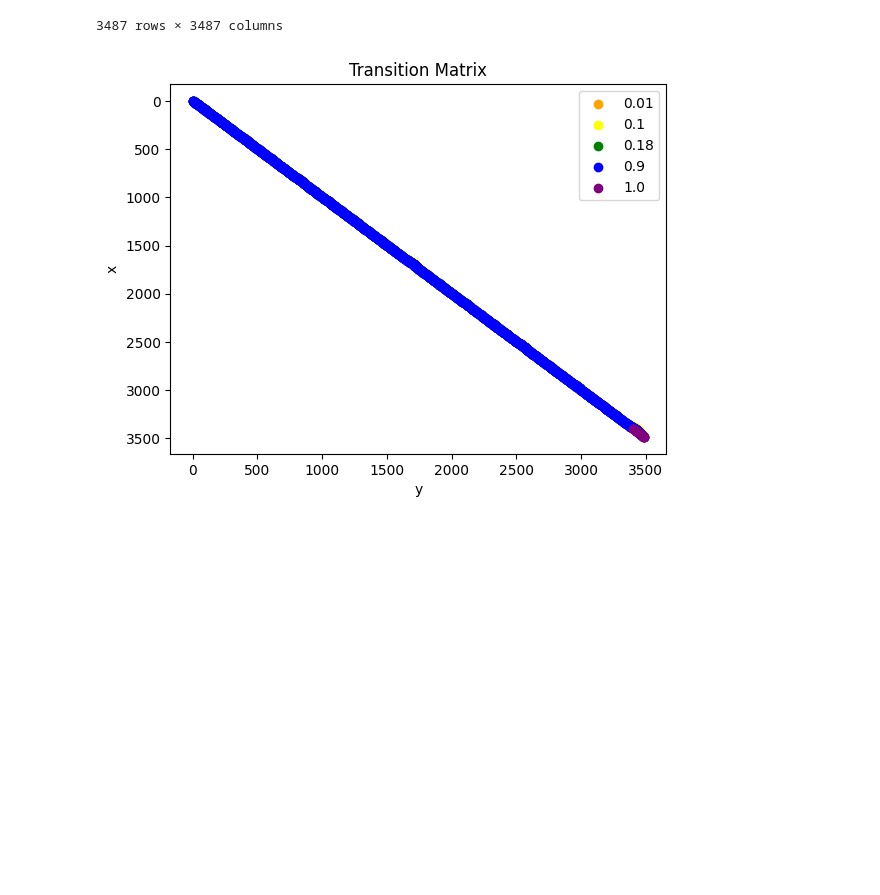
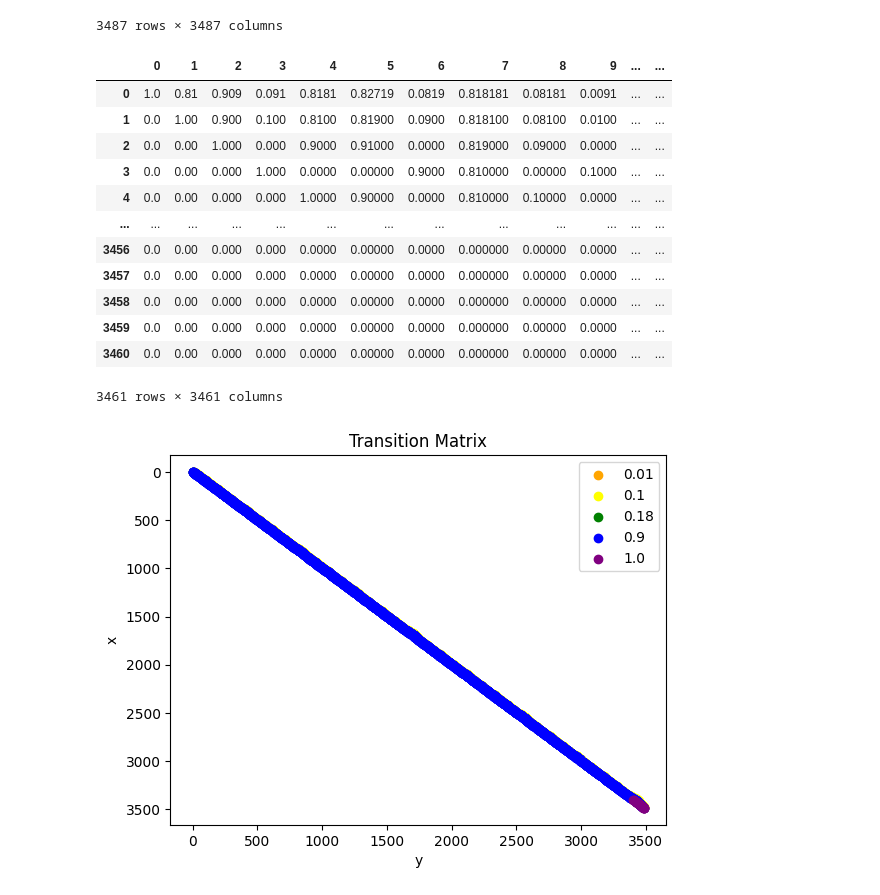
Before and after one commit to potpot1029/ESTR2018_Project, a Jupyter notebook: markov_chain.ipynb, the cells around one changed output. Drawn from its saved outputs; the diff is of its cells as text; code cells hidden in the pictures; blank space fills up the shorter version.

```diff
--- a/markov_chain.ipynb
+++ b/markov_chain.ipynb
@@ -358,6 +358,24 @@ pd.DataFrame(transitions)
 | 3485 | 0.0 | 0.00 | 0.00 | 0.00 | 0.0 | 0.0 | 0.0 | 0.0 | 0.0 | 0.0 | ... | ... |
 | 3486 | 0.0 | 0.00 | 0.00 | 0.00 | 0.0 | 0.0 | 0.0 | 0.0 | 0.0 | 0.0 | ... | ... |
 3487 rows × 3487 columns
+# %%
+N = np.linalg.inv(np.identity(t) - Q)
+# %%
+pd.DataFrame(N)
+# %% [output]
+|  | 0 | 1 | 2 | 3 | 4 | 5 | 6 | 7 | 8 | 9 | ... | ... |
+| 0 | 1.0 | 0.81 | 0.909 | 0.091 | 0.8181 | 0.82719 | 0.0819 | 0.818181 | 0.08181 | 0.0091 | ... | ... |
+| 1 | 0.0 | 1.00 | 0.900 | 0.100 | 0.8100 | 0.81900 | 0.0900 | 0.818100 | 0.08100 | 0.0100 | ... | ... |
+| 2 | 0.0 | 0.00 | 1.000 | 0.000 | 0.9000 | 0.91000 | 0.0000 | 0.819000 | 0.09000 | 0.0000 | ... | ... |
+| 3 | 0.0 | 0.00 | 0.000 | 1.000 | 0.0000 | 0.00000 | 0.9000 | 0.810000 | 0.00000 | 0.1000 | ... | ... |
+| 4 | 0.0 | 0.00 | 0.000 | 0.000 | 1.0000 | 0.90000 | 0.0000 | 0.810000 | 0.10000 | 0.0000 | ... | ... |
+| ... | ... | ... | ... | ... | ... | ... | ... | ... | ... | ... | ... | ... |
+| 3456 | 0.0 | 0.00 | 0.000 | 0.000 | 0.0000 | 0.00000 | 0.0000 | 0.000000 | 0.00000 | 0.0000 | ... | ... |
+| 3457 | 0.0 | 0.00 | 0.000 | 0.000 | 0.0000 | 0.00000 | 0.0000 | 0.000000 | 0.00000 | 0.0000 | ... | ... |
+| 3458 | 0.0 | 0.00 | 0.000 | 0.000 | 0.0000 | 0.00000 | 0.0000 | 0.000000 | 0.00000 | 0.0000 | ... | ... |
+| 3459 | 0.0 | 0.00 | 0.000 | 0.000 | 0.0000 | 0.00000 | 0.0000 | 0.000000 | 0.00000 | 0.0000 | ... | ... |
+| 3460 | 0.0 | 0.00 | 0.000 | 0.000 | 0.0000 | 0.00000 | 0.0000 | 0.000000 | 0.00000 | 0.0000 | ... | ... |
+3461 rows × 3461 columns
 # %%
 # plot transition matrix
 transitions_data = np.array([[idx[0], idx[1], val] for idx, val in np.ndenumerate(transitions)])
```
